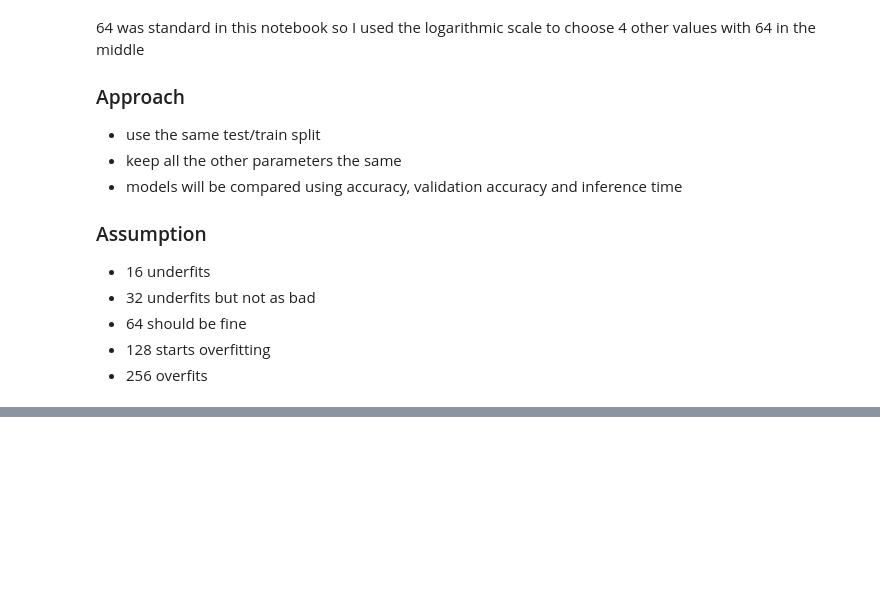
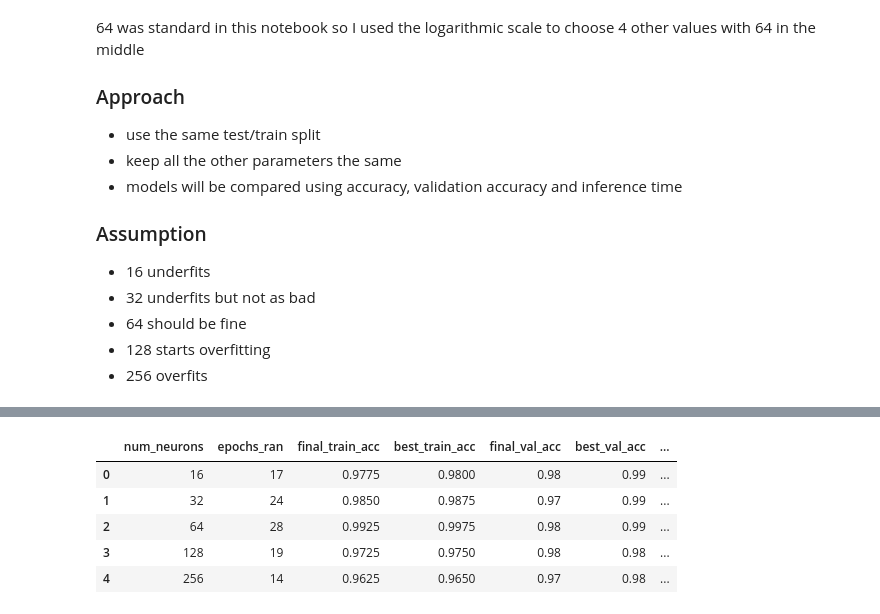
Before and after one commit to ITT-26/assignment-05-cnn-GixD42, a Jupyter notebook: 01-hyperparameters/hyperparameters.ipynb, the cells around one changed output, grey strips where cells are left out. Cells and saved outputs as stored; diff of their text form; code cells hidden in the pictures; blank space fills up the shorter version.

```diff
--- a/01-hyperparameters/hyperparameters.ipynb
+++ b/01-hyperparameters/hyperparameters.ipynb
@@ -515,0 +465,28 @@ pass
+# %%
+# create dataframe for better overview
+
+rows = []
+
+for num_neurons in sorted(models.keys()):
+    rows.append({
+        "num_neurons": num_neurons,
+        "epochs_ran": len(accuracies[num_neurons]),
+        "final_train_acc": accuracies[num_neurons][-1],
+        "best_train_acc": max(accuracies[num_neurons]),
+        "final_val_acc": val_accuracies[num_neurons][-1],
+        "best_val_acc": max(val_accuracies[num_neurons]),
+        "final_train_loss": losses[num_neurons][-1],
+        "final_val_loss": val_losses[num_neurons][-1],
+        "best_val_loss": min(val_losses[num_neurons]),
+        "inference_ms_per_sample": inference_times[num_neurons],
+    })
+
+results_df = pd.DataFrame(rows).sort_values("num_neurons")
+results_df
+# %% [output]
+|  | num_neurons | epochs_ran | final_train_acc | best_train_acc | final_val_acc | best_val_acc | ... |
+| 0 | 16 | 17 | 0.9775 | 0.9800 | 0.98 | 0.99 | ... |
+| 1 | 32 | 24 | 0.9850 | 0.9875 | 0.97 | 0.99 | ... |
+| 2 | 64 | 28 | 0.9925 | 0.9975 | 0.98 | 0.99 | ... |
+| 3 | 128 | 19 | 0.9725 | 0.9750 | 0.98 | 0.98 | ... |
+| 4 | 256 | 14 | 0.9625 | 0.9650 | 0.97 | 0.98 | ... |
```
Also changed, not shown: parts of 43 cells of this notebook, 4 other files.
